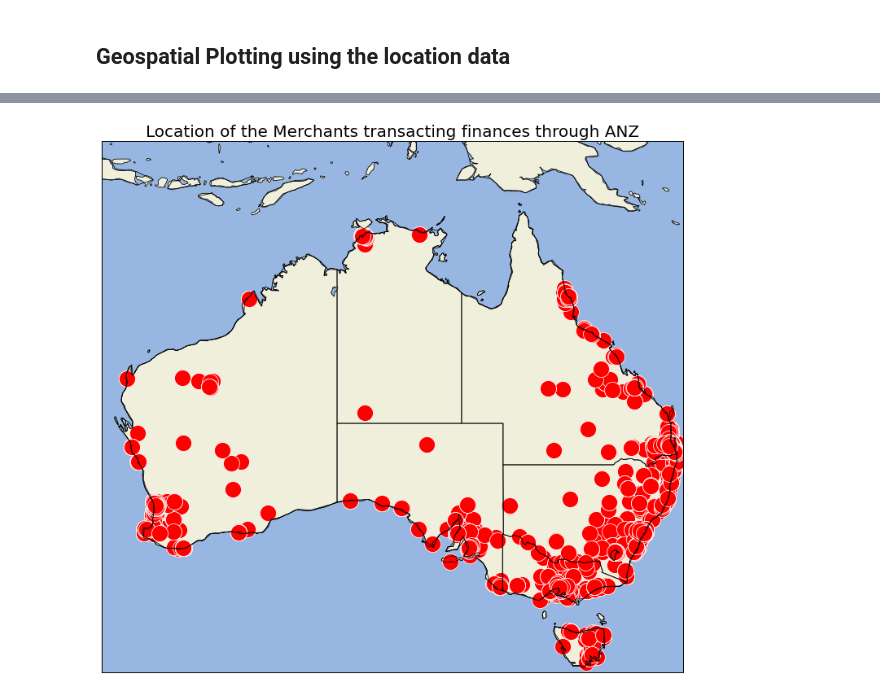
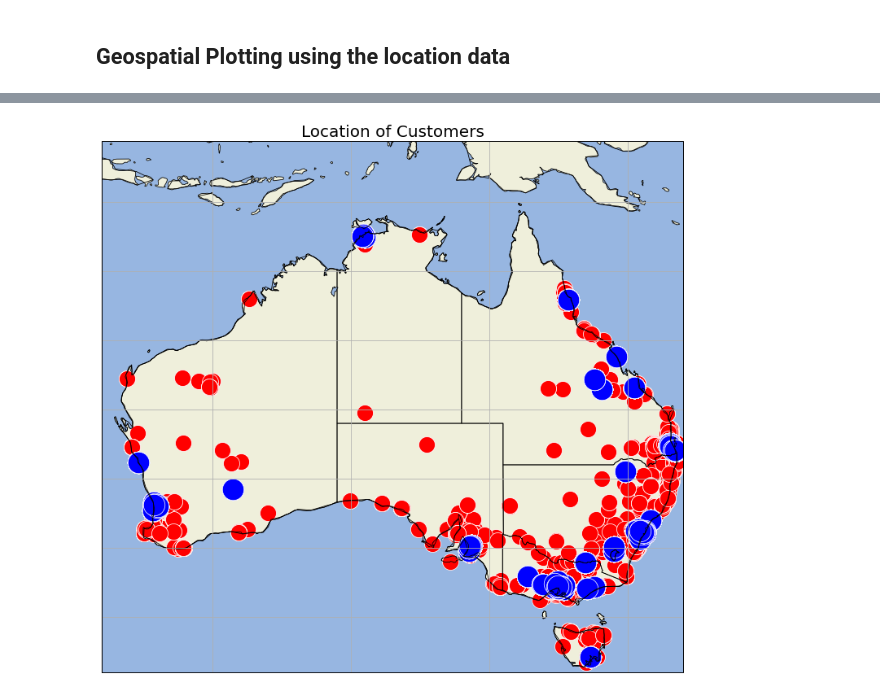
Before and after one commit to indrapaul824/ANZ-Virtual-Experience, a Jupyter notebook: Exploratory Data Analysis.ipynb, the cells around one changed output, grey strips where cells are left out. Drawn from its saved outputs; the diff is of its cells as text; code cells hidden in the pictures.

```diff
--- a/Exploratory Data Analysis.ipynb
+++ b/Exploratory Data Analysis.ipynb
@@ -318,22 +285,31 @@ data['merchant_lat'] = data['merchant_long_lat'].dropna(axis=0).apply(lambda x:
 # %%
 plt.figure(figsize=(15,12))
 ax = plt.axes(projection=ccrs.PlateCarree())
-plt.title('Location of the Merchants transacting finances through ANZ')
+plt.title('Location of Customers a')
 ax.set_extent([112, 154, -44, -5.6], ccrs.PlateCarree())
 ax.coastlines(resolution='110m')
+ax.gridlines()
 ax.add_feature(cfeature.STATES)
 ax.add_feature(cartopy.feature.OCEAN)
 ax.add_feature(cartopy.feature.LAND, edgecolor='black')
 ax.add_feature(cartopy.feature.LAKES, edgecolor='black')
 sns.scatterplot(
     x=data['merchant_long'],
     y=data['merchant_lat'],
     color="red",
     s=400,
     alpha=1,
     transform=ccrs.PlateCarree()
 )
+sns.scatterplot(
+    x=data['long'],
+    y=data['lat'],
+    color="blue",
+    s=700,
+    alpha=1,
+    transform=ccrs.PlateCarree()
+)
 # plt.savefig('map.png')
 plt.show()
 # %% [output]
-[figure, old version]
+[figure, new version]
```
Also changed, not shown: parts of 17 cells of this notebook.
